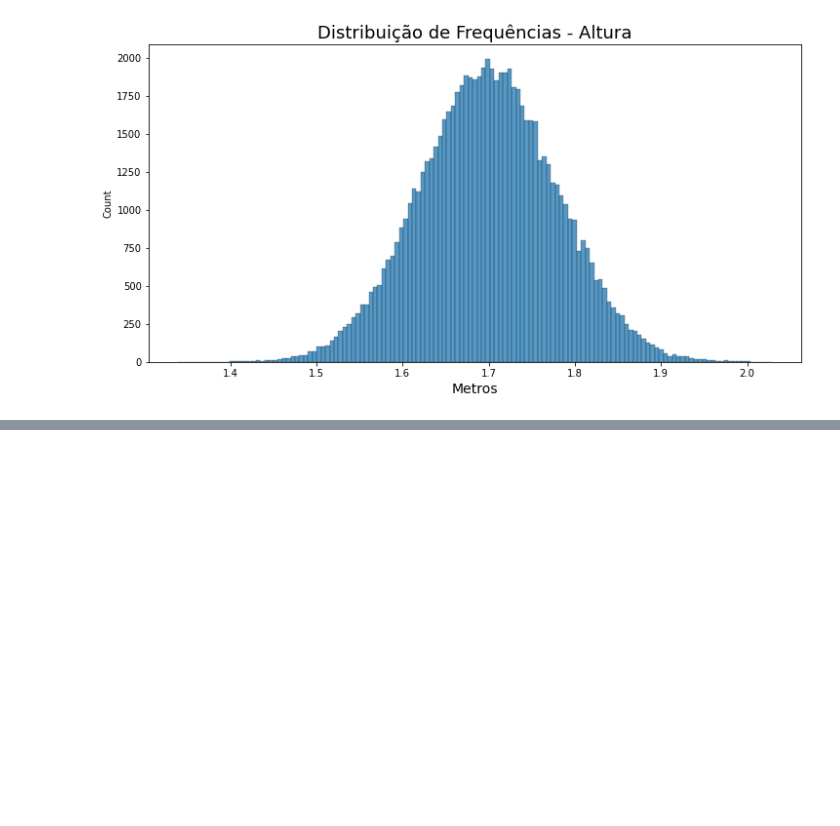
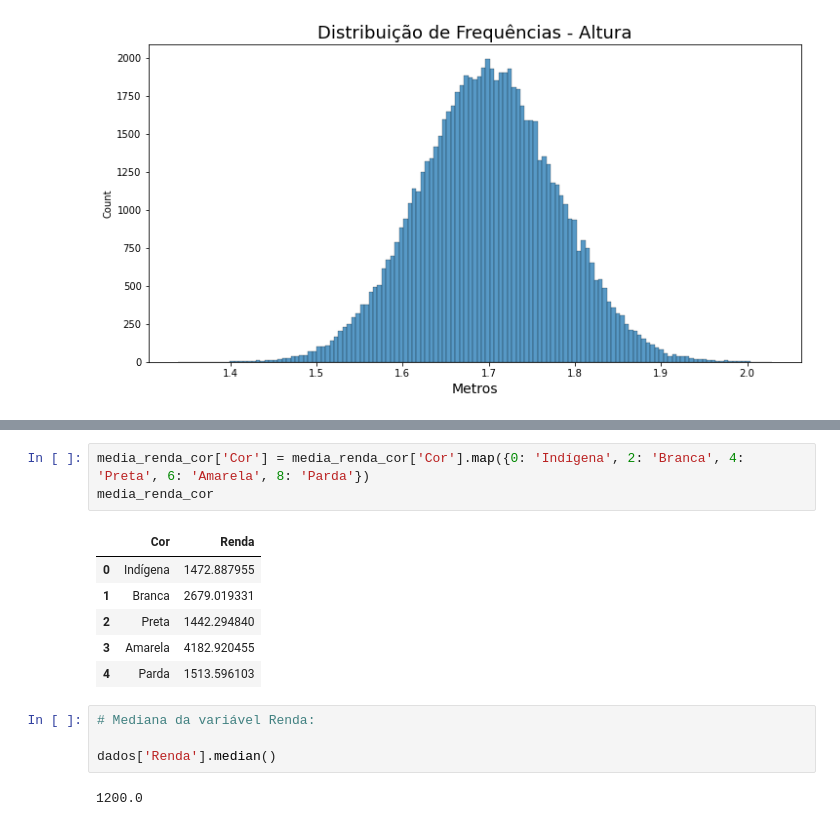
Before and after one commit to silsantos/Data-Science_Projects, a Jupyter notebook: Estatistica/Pratica1_ibge.ipynb, the cells around one changed output, grey strips where cells are left out. Drawn from its saved outputs; the diff is of its cells as text; blank space fills up the shorter version.

```diff
--- a/Estatistica/Pratica1_ibge.ipynb
+++ b/Estatistica/Pratica1_ibge.ipynb
@@ -520,0 +608,16 @@ dist_freq_quantitativa['Frequência'].plot.bar(width = 1, color = 'blue', alpha
+# %%
+media_renda_cor['Cor'] = media_renda_cor['Cor'].map({0: 'Indígena', 2: 'Branca', 4: 'Preta', 6: 'Amarela', 8: 'Parda'})
+media_renda_cor
+# %% [output]
+|  | Cor | Renda |
+| 0 | Indígena | 1472.887955 |
+| 1 | Branca | 2679.019331 |
+| 2 | Preta | 1442.294840 |
+| 3 | Amarela | 4182.920455 |
+| 4 | Parda | 1513.596103 |
+# %%
+# Mediana da variável Renda:
+
+dados['Renda'].median()
+# %% [output]
+1200.0
```
Also changed, not shown: parts of 14 cells of this notebook.
